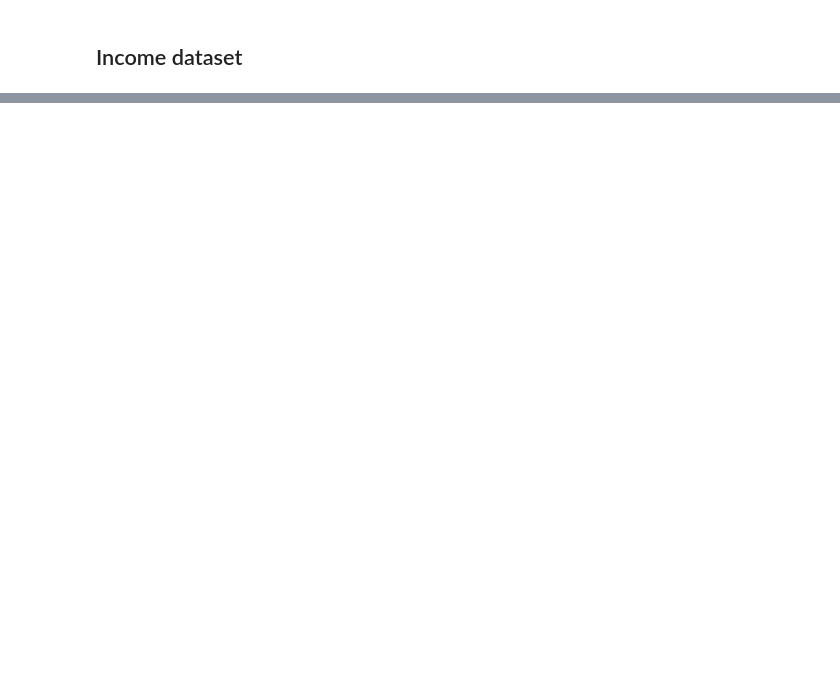
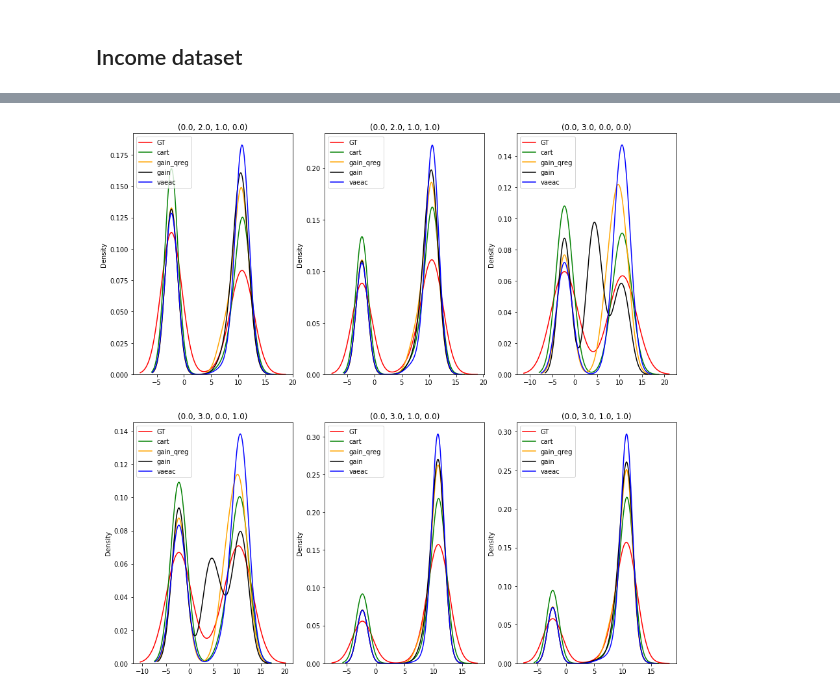
Before and after one commit to AlAaraaf/MissingData_DL, a Jupyter notebook: data_view.ipynb, the cells around one changed output, grey strips where cells are left out. Cells and saved outputs as stored; diff of their text form; code cells hidden in the pictures; blank space fills up the shorter version.

```diff
--- a/data_view.ipynb
+++ b/data_view.ipynb
@@ -745,0 +812,29 @@ data = pd.read_csv('./data/income.csv')
+# %%
+# complete data
+# readin datasets (complete dataset)
+dataset = 'income'
+mr = 0.3
+size = 20000
+sample_id = 0
+impute_num = 10
+attn_var = [0,6,10,20]
+all_levels, all_levels_comb, cond_dist_complete, perm_data, condtag = generate_cond_cont(dataset, mr, size, sample_id, attn_var)
+# %%
+method_list = ['cart','gain_qreg', 'gain','vaeac']
+quantile_mse = dict.fromkeys(method_list, None)
+quantile_mae = dict.fromkeys(method_list, None)
+comparison_dict = dict.fromkeys(method_list, None)
+cond_dist_imputed = dict.fromkeys(method_list, None)
+quant_list = [0.1,0.3,0.5,0.7,0.9,1]
+
+for method in method_list:
+    imputed_data_folder = '../training_data/results/' + dataset + '/MCAR_' + str(mr) + '_' + str(size) + '/' + method + '/'
+    result = metric_comparison(method,imputed_data_folder, quant_list,
+                         all_levels, all_levels_comb, cond_dist_complete, attn_var, condtag,
+                         sample_id, impute_num)
+    cond_dist_imputed[method], quantile_mse[method], quantile_mae[method] = result
+# %%
+key = all_levels_comb[1]
+mse_quantiles = pd.DataFrame({method: quantile_mse[method][key] for method in method_list})
+mse_quantiles.index = quant_list
+mse_quantiles
@@ -745,0 +849,15 @@ data = pd.read_csv('./data/income.csv')
+# %%
+figure, axes = plt.subplots(nrows=2, ncols = 3, figsize = (15,15))
+axes = axes.reshape(1,-1)
+indx = 0
+colors = {'GT': 'red','gain':'black','cart':'green','vaeac':'blue','gain_qreg':'orange'}
+
+for key in all_levels_comb[10:16]:
+    sns.kdeplot(cond_dist_complete[key], ax = axes[0][indx], color=colors['GT'])
+    for method in method_list:
+        sns.kdeplot(cond_dist_imputed[method][key], ax = axes[0][indx], color = colors[method])
+    axes[0][indx].legend(['GT'] + method_list)
+    axes[0][indx].set_title(key)
+    indx += 1
+# %% [output]
+[figure, added]
```
Also changed, not shown: parts of 10 cells of this notebook, 2 other files.
